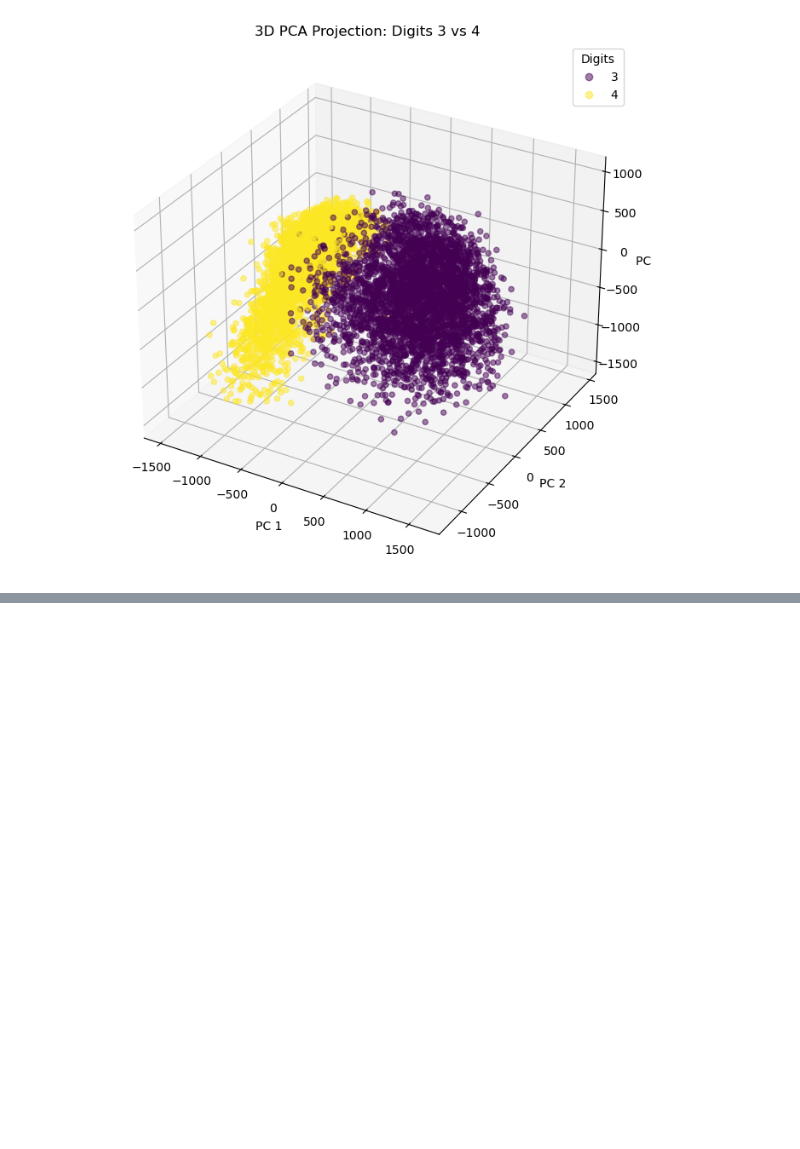
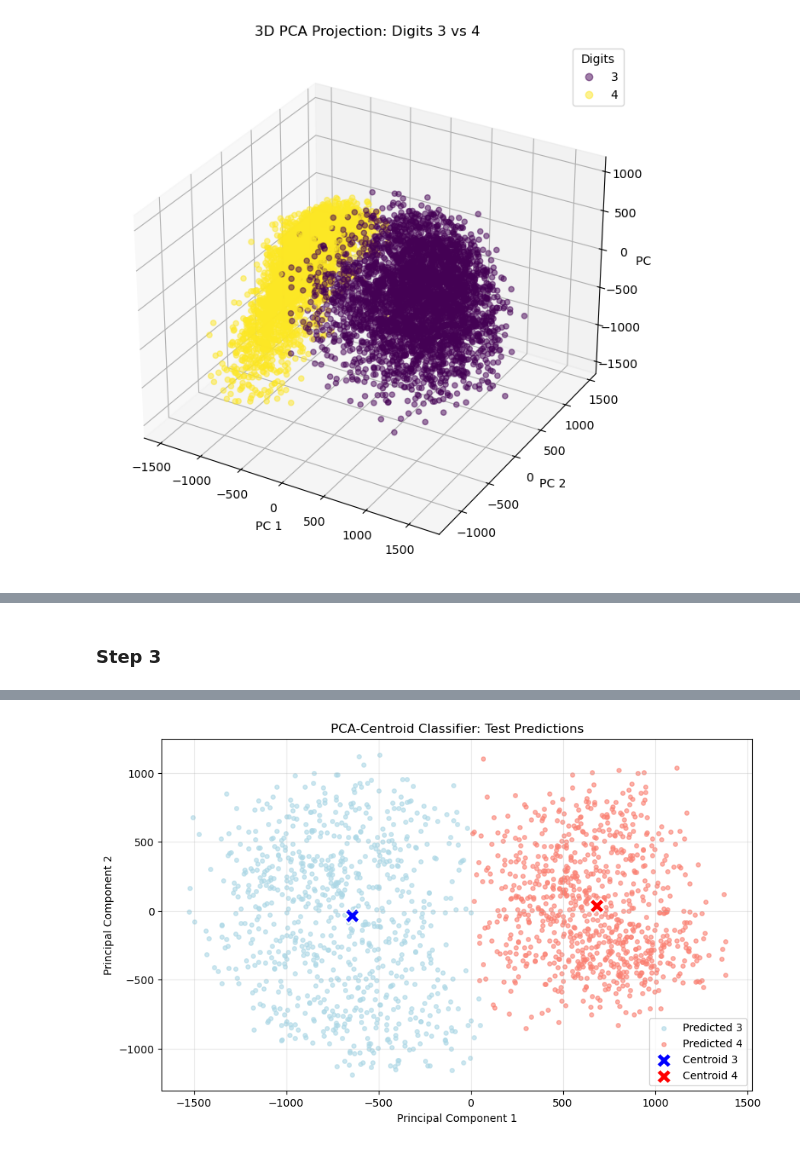
Before and after one commit to FiloDrd/SMM-Homeworks, a Jupyter notebook: homework4.ipynb, the cells around one changed output, grey strips where cells are left out. Cells and saved outputs as stored; diff of their text form; code cells hidden in the pictures; blank space fills up the shorter version.

```diff
--- a/homework4.ipynb
+++ b/homework4.ipynb
@@ -569,0 +769,75 @@ plt.show()
+# %% [markdown]
+### Step 3
+# %%
+# --- 1. Compute Centroids ---
+
+# We filter the projected training data (Z_train) by class label
+# y_train_bin was defined in Step 2: 0 for "Digit 3", 1 for "Digit 4"
+Z_3 = Z_train[y_train_bin == 0]
+Z_4 = Z_train[y_train_bin == 1]
+
+# Calculate the mean position (centroid) for each cluster
+# axis=0 computes the mean across the rows (samples), resulting in a (2,) vector
+mu_3 = np.mean(Z_3, axis=0)
+mu_4 = np.mean(Z_4, axis=0)
+
+print(f"Centroid Digit 3 (PCA coords): {np.round(mu_3, 2)}")
+print(f"Centroid Digit 4 (PCA coords): {np.round(mu_4, 2)}")
+
+# --- 2. Classification on Test Set ---
+
+# We compute the Euclidean distance from every test point to each centroid.
+# Z_test has shape (N_test, 2).
+# mu_3 has shape (2,).
+# Numpy broadcasting allows us to subtract the vector mu from every row of Z_test.
+
+# Distance to Centroid 3: || z - mu_3 ||
+dist_3 = np.linalg.norm(Z_test - mu_3, axis=1)
+
+# Distance to Centroid 4: || z - mu_4 ||
+dist_4 = np.linalg.norm(Z_test - mu_4, axis=1)
+
+# Prediction Rule:
+# If dist_4 < dist_3, predict 1 (Digit 4). Otherwise, predict 0 (Digit 3).
+preds_centroid = (dist_4 < dist_3).astype(int)
+
+# --- 3. Evaluation ---
+
+# We compare our geometric predictions against the true binary labels
+tp = np.sum((preds_centroid == 1) & (y_test_bin == 1))
+tn = np.sum((preds_centroid == 0) & (y_test_bin == 0))
+fp = np.sum((preds_centroid == 1) & (y_test_bin == 0))
+fn = np.sum((preds_centroid == 0) & (y_test_bin == 1))
+
+# Standard Metrics
+acc_cent = (tp + tn) / len(y_test_bin)
+prec_cent = tp / (tp + fp) if (tp + fp) > 0 else 0.0
+rec_cent = tp / (tp + fn) if (tp + fn) > 0 else 0.0
+
+print("\n--- PCA-Centroid Classifier Results ---")
+print(f"Accuracy:  {acc_cent:.4f}")
+print(f"Precision: {prec_cent:.4f}")
+print(f"Recall:    {rec_cent:.4f}")
+print(f"Confusion Matrix:\n [[{tn}  {fp}]\n  [{fn}  {tp}]]")
+
+# --- 4. Visualization ---
+plt.figure(figsize=(10, 6))
+
+# Plot the Test points, colored by their PREDICTED class
+# This visualizes the decision regions created by the centroids
+plt.scatter(Z_test[preds_centroid==0, 0], Z_test[preds_centroid==0, 1],
+            c='lightblue', alpha=0.6, s=15, label='Predicted 3')
+plt.scatter(Z_test[preds_centroid==1, 0], Z_test[preds_centroid==1, 1],
+            c='salmon', alpha=0.6, s=15, label='Predicted 4')
+
+# Plot the actual Centroids
+plt.scatter(mu_3[0], mu_3[1], c='blue', s=200, marker='X', edgecolors='white', linewidth=1.5, label='Centroid 3')
+plt.scatter(mu_4[0], mu_4[1], c='red', s=200, marker='X', edgecolors='white', linewidth=1.5, label='Centroid 4')
+
+plt.title("PCA-Centroid Classifier: Test Predictions")
+plt.xlabel("Principal Component 1")
+plt.ylabel("Principal Component 2")
+plt.legend()
+plt.grid(True, alpha=0.3)
+plt.show()
+# %% [output]
@@ -569,0 +854 @@ plt.show()
+[figure, added]
```
Also changed, not shown: parts of 10 cells of this notebook, 2 other files.
